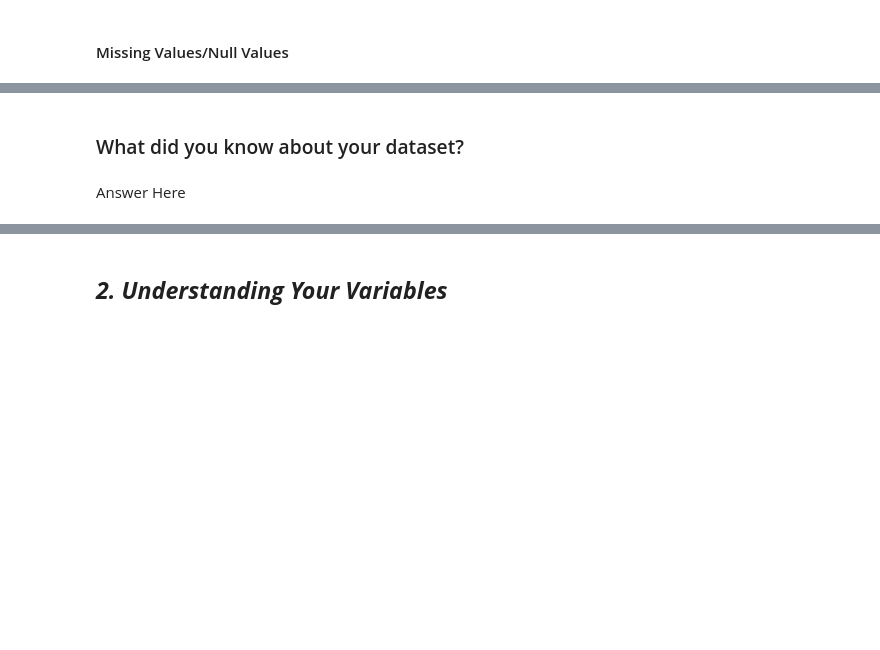
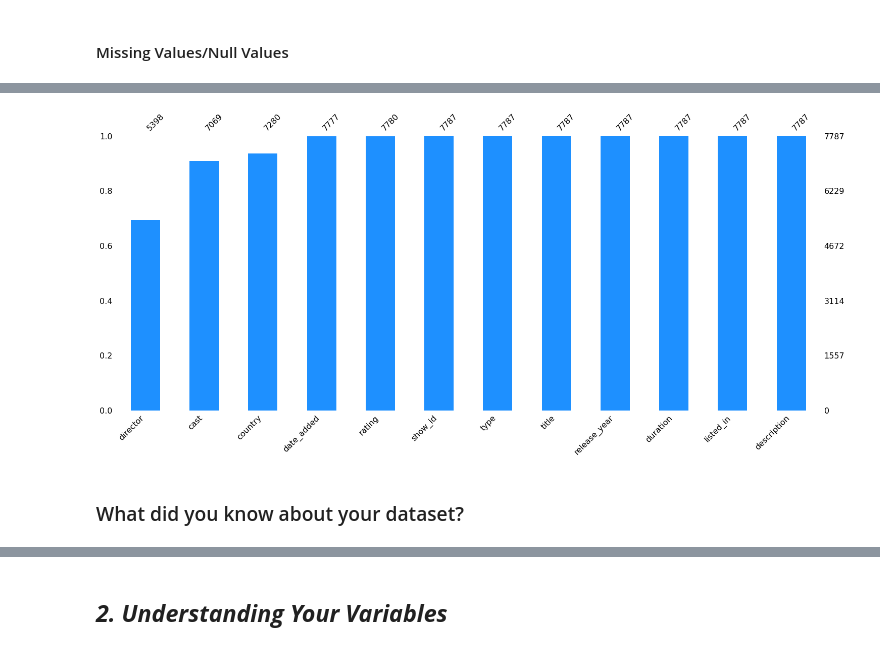
Before and after one commit to Kaushaljha488/NETFLIX_MOVIES_AND_TV_SHOWS_CLUSTERING, a Jupyter notebook: Kaushal_NETFLIX_MOVIES_AND_TV_SHOWS_CLUSTERING.ipynb, the cells around one changed output, grey strips where cells are left out. Saved outputs shown, nothing was run; the diff lists cells and outputs as text; code cells hidden in the pictures; blank space fills up the shorter version.

```diff
--- a/Kaushal_NETFLIX_MOVIES_AND_TV_SHOWS_CLUSTERING.ipynb
+++ b/Kaushal_NETFLIX_MOVIES_AND_TV_SHOWS_CLUSTERING.ipynb
@@ -114,4 +158,7 @@ Numbers of columns in data set are: 12
+# %%
+msno.bar(df,color="dodgerblue",sort="ascending")
+plt.show()
+# %% [output]
+[figure, added]
 # %% [markdown]
 ### What did you know about your dataset?
-# %% [markdown]
-Answer Here
```
Also changed, not shown: parts of 12 cells of this notebook.
